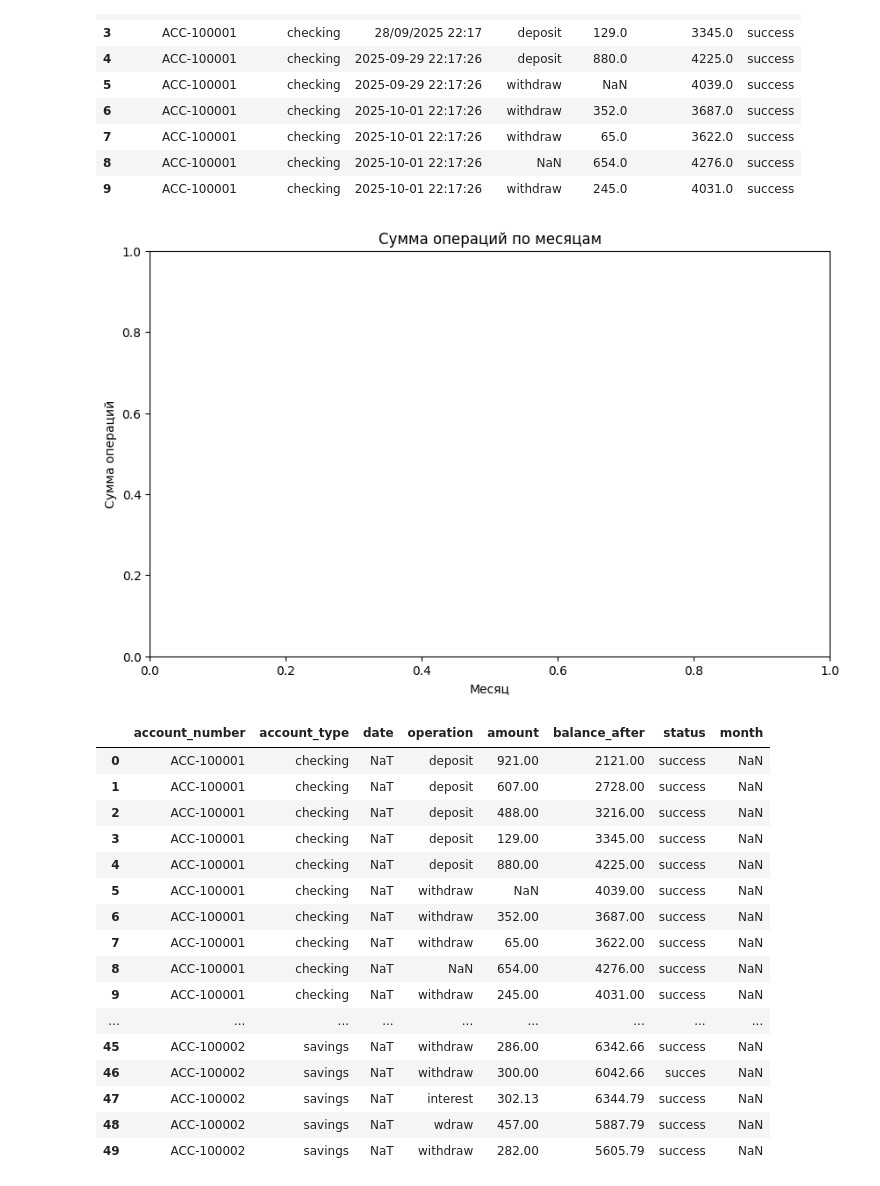
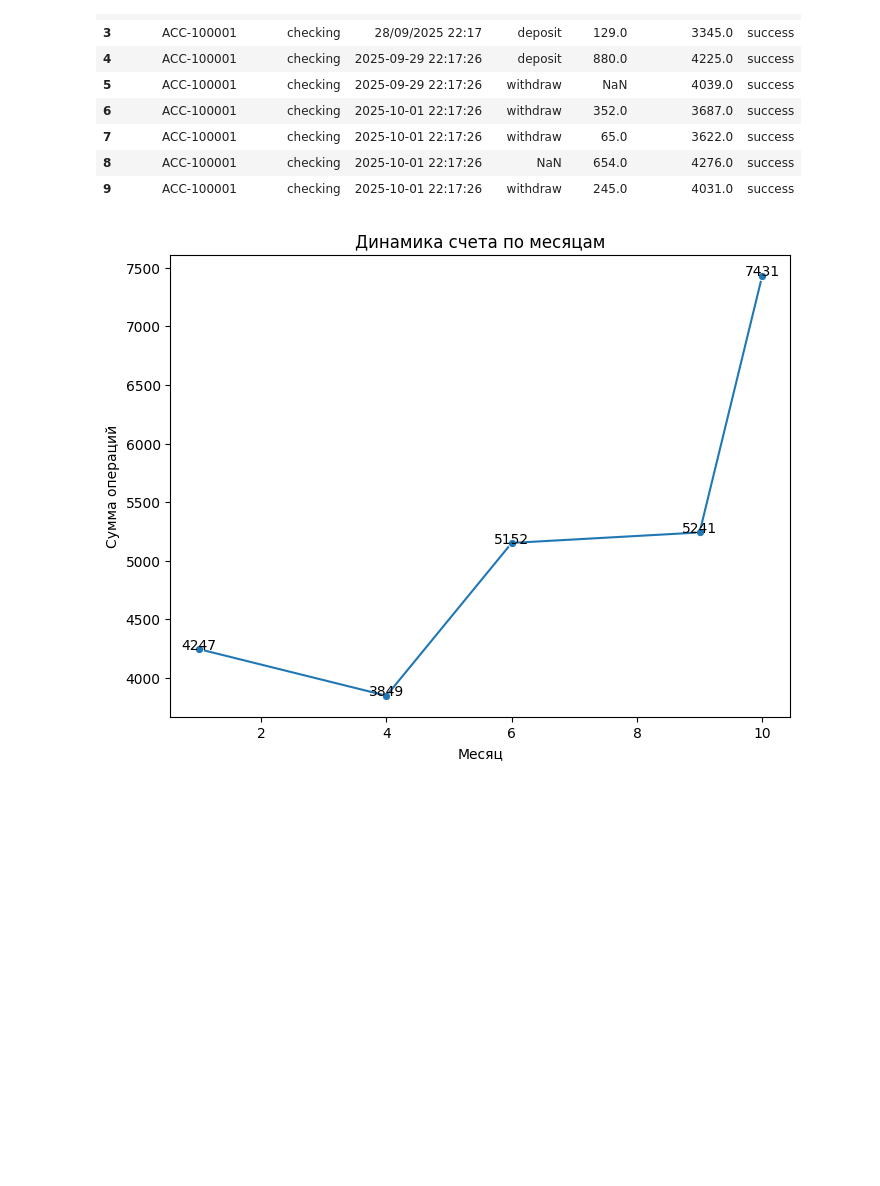
Before and after one commit to luky048-ship-it/My-training-Slubik-Stanislav, a Jupyter notebook: Домашнее задание_5.ipynb, the cells around one changed output. Cells and saved outputs as stored; diff of their text form; code cells hidden in the pictures; blank space fills up the shorter version.

```diff
--- a/Домашнее задание_5.ipynb
+++ b/Домашнее задание_5.ipynb
@@ -157,40 +165,29 @@ class Account:
 # %%
 from dateutil import parser
 
 def parse_date(date_str):
     try:
         return parser.parse(date_str, fuzzy=True)
     except:
         return pd.NaT
 
 df['date'] = df['date'].apply(parse_date)
+df = df.dropna(subset=['date'])
+df['balance_after'] = pd.to_numeric(df['balance_after'], errors='coerce')
+df['month'] = df['date'].dt.strftime('%m').astype(int)
 
-df['month'] = df['date'].dt.strftime('%m')
-add_months = df.groupby('month')['balance_after'].sum().reset_index()
+add_months = df.groupby('month', as_index=False)['balance_after'].last()
 
-fig, ax = plt.subplots(figsize=(10, 6))
-sns.barplot(data = add_months, x ='month', y ='balance_after', palette = 'Blues_r', ax=ax)
-ax.set_title('Сумма операций по месяцам')
+fig, ax = plt.subplots(figsize=(8, 6))
+sns.lineplot(data = add_months, x ='month', y ='balance_after', marker='o', ax=ax)
+
+for i, row in add_months.iterrows():
+    ax.text(row['month'], row['balance_after'], f'{row['balance_after']:.0f}',
+            ha='center', va='baseline', fontsize=10)
+
+ax.set_title('Динамика счета по месяцам')
 ax.set_xlabel('Месяц')
 ax.set_ylabel('Сумма операций')
 plt.show()
-display(df.head(50))
 # %% [output]
-[figure, old version]
+[figure, new version]
-|  | account_number | account_type | date | operation | amount | balance_after | status | month |
-| 0 | ACC-100001 | checking | NaT | deposit | 921.00 | 2121.00 | success | NaN |
-| 1 | ACC-100001 | checking | NaT | deposit | 607.00 | 2728.00 | success | NaN |
-| 2 | ACC-100001 | checking | NaT | deposit | 488.00 | 3216.00 | success | NaN |
-| 3 | ACC-100001 | checking | NaT | deposit | 129.00 | 3345.00 | success | NaN |
-| 4 | ACC-100001 | checking | NaT | deposit | 880.00 | 4225.00 | success | NaN |
-| 5 | ACC-100001 | checking | NaT | withdraw | NaN | 4039.00 | success | NaN |
-| 6 | ACC-100001 | checking | NaT | withdraw | 352.00 | 3687.00 | success | NaN |
-| 7 | ACC-100001 | checking | NaT | withdraw | 65.00 | 3622.00 | success | NaN |
-| 8 | ACC-100001 | checking | NaT | NaN | 654.00 | 4276.00 | success | NaN |
-| 9 | ACC-100001 | checking | NaT | withdraw | 245.00 | 4031.00 | success | NaN |
-| ... | ... | ... | ... | ... | ... | ... | ... | ... |
-| 45 | ACC-100002 | savings | NaT | withdraw | 286.00 | 6342.66 | success | NaN |
-| 46 | ACC-100002 | savings | NaT | withdraw | 300.00 | 6042.66 | succes | NaN |
-| 47 | ACC-100002 | savings | NaT | interest | 302.13 | 6344.79 | success | NaN |
-| 48 | ACC-100002 | savings | NaT | wdraw | 457.00 | 5887.79 | success | NaN |
-| 49 | ACC-100002 | savings | NaT | withdraw | 282.00 | 5605.79 | success | NaN |
```
Also changed, not shown: parts of 1 cell of this notebook.
